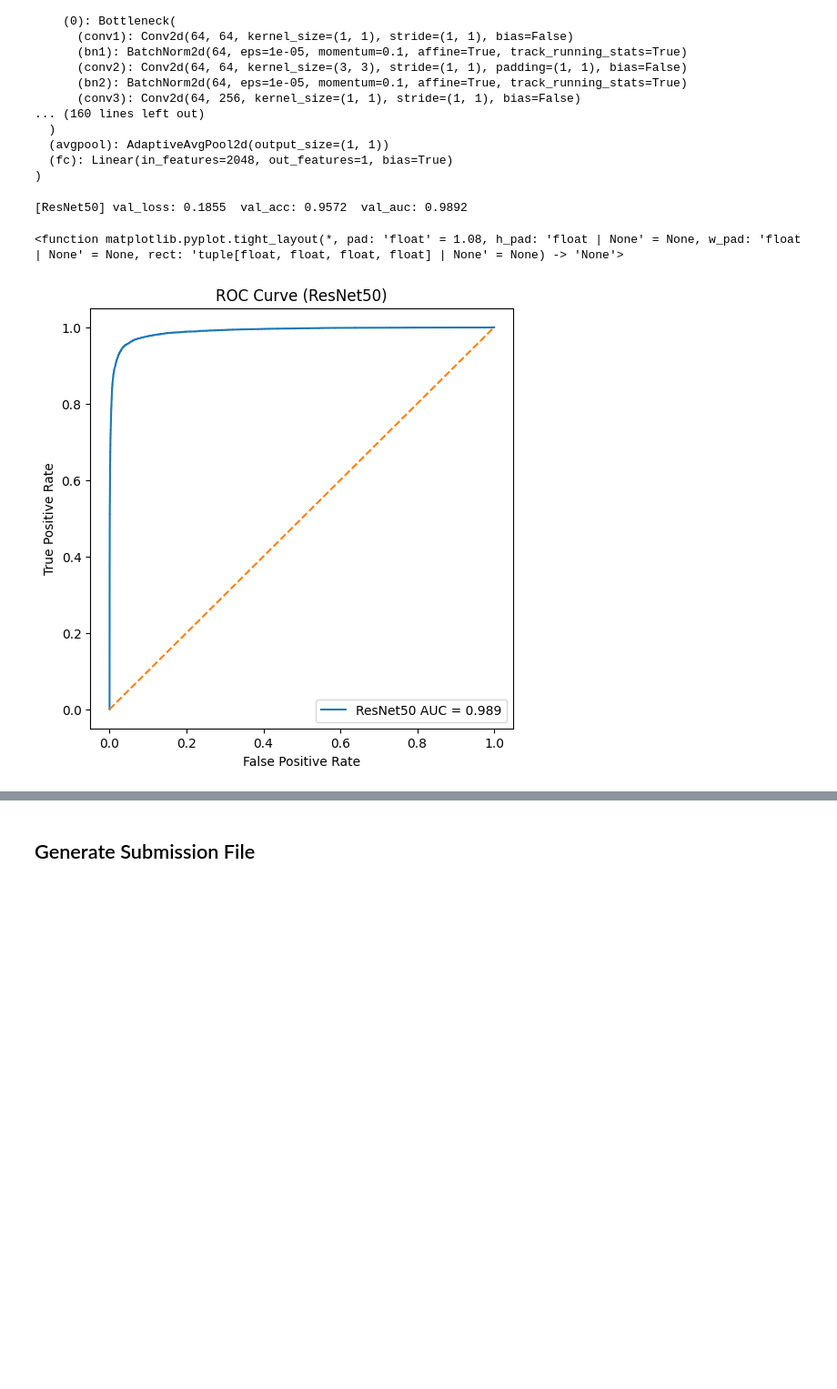
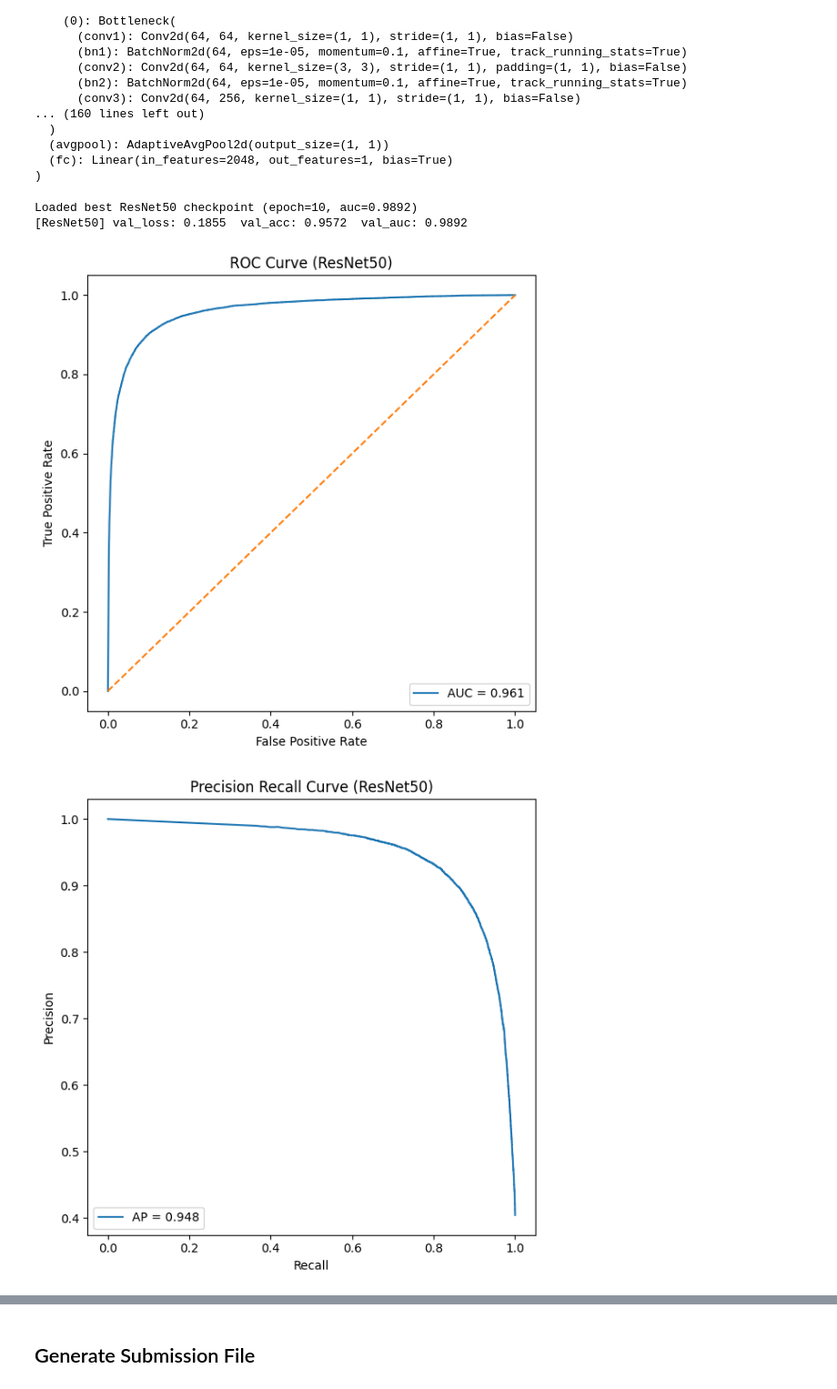
Before and after one commit to devmarkpro/histopathologic-cancer-detection, a Jupyter notebook: main.ipynb, the cells around one changed output, grey strips where cells are left out. Shown at 91% size. Saved outputs shown, nothing was run; the diff lists cells and outputs as text; code cells hidden in the pictures; blank space fills up the shorter version.

```diff
--- a/main.ipynb
+++ b/main.ipynb
@@ -462,6 +956,26 @@ pos_weight = compute_pos_weight(trainset_resnet, device)
 criterion_resnet = nn.BCEWithLogitsLoss(pos_weight=pos_weight)
 # %%
 def build_resnet50_model(fine_tune_last_block: bool = True):
+    """
+    Build a ResNet50 model for binary classification with optional fine-tuning.
+
+    This function loads a ResNet50 pretrained on ImageNet (using the
+    `ResNet50_Weights.IMAGENET1K_V2` weights), replaces the final fully connected
+    layer with a single-logit output for binary classification, and controls which
+    layers are trainable.
+
+    Args:
+        fine_tune_last_block (bool, optional):
+            - If True, unfreezes the parameters in the last residual block (`layer4`)
+              and the final fully connected layer for fine-tuning.
+            - If False, only the final fully connected layer is trainable
+              (all other layers remain frozen).
+            Default is True.
+
+    Returns:
+        torch.nn.Module: A ResNet50 model adapted for binary classification,
+        moved to the global `device`.
+    """
     weights = ResNet50_Weights.IMAGENET1K_V2
     model = resnet50(weights=weights)
 
@@ -592,24 +1133,59 @@ ResNet(
 )
 # %%
 # Final metrics on validation
+resnet_model = build_resnet50_model(fine_tune_last_block=True)
+
+# Load best checkpoint if saved
+if os.path.exists(best_resnet_path):
+    ckpt = torch.load(best_resnet_path, map_location=device)
+    resnet_model.load_state_dict(ckpt["model"])
+    print(f"Loaded best ResNet50 checkpoint (epoch={ckpt.get('epoch')}, auc={ckpt.get('auc'):.4f})")
+
 val_loss_rn, val_acc_rn, val_auc_rn = evaluate(resnet_model, valloader_resnet, criterion_resnet, device)
 print(f"[ResNet50] val_loss: {val_loss_rn:.4f}  val_acc: {val_acc_rn:.4f}  val_auc: {val_auc_rn:.4f}")
 
 # Curves & confusion matrix for ResNet50
 probs_all_rn, y_all_rn = collect_probs_and_labels(resnet_model, valloader_resnet, device)
 
+
 # --- ROC Curve ---
-fpr, tpr, _ = roc_curve(y_all_rn, probs_all_rn)
-roc_auc = roc_auc_score(y_all_rn, probs_all_rn)
+fpr, tpr, _ = roc_curve(y_all, probs_all)
+roc_auc = roc_auc_score(y_all, probs_all)
+
 plt.figure(figsize=(6, 6))
-plt.plot(fpr, tpr, label=f"ResNet50 AUC = {roc_auc:.3f}")
+plt.plot(fpr, tpr, label=f"AUC = {roc_auc:.3f}")
 plt.plot([0, 1], [0, 1], linestyle="--")
 plt.xlabel("False Positive Rate")
 plt.ylabel("True Positive Rate")
 plt.title("ROC Curve (ResNet50)")
 plt.legend(loc="lower right")
-plt.tight_layout
+plt.tight_layout()
+plt.show()
+
+# --- Precision–Recall Curve ---
+prec, rec, _ = precision_recall_curve(y_all, probs_all)
+ap = average_precision_score(y_all, probs_all)
+
+plt.figure(figsize=(6, 6))
+plt.plot(rec, prec, label=f"AP = {ap:.3f}")
+plt.xlabel("Recall")
+plt.ylabel("Precision")
+plt.title("Precision Recall Curve (ResNet50)")
+plt.legend(loc="lower left")
+plt.tight_layout()
+plt.show()
+
+# --- Confusion Matrix ---
+y_pred = (probs_all >= 0.5).astype(int)
+
+cm = confusion_matrix(y_all, y_pred, labels=[0, 1])
+disp = ConfusionMatrixDisplay(confusion_matrix=cm, display_labels=[0, 1])
+disp.plot(values_format="d", cmap="Blues")
+plt.title("Confusion Matrix (ResNet50)")
+plt.tight_layout()
+plt.show()
 # %% [output]
+Loaded best ResNet50 checkpoint (epoch=10, auc=0.9892)
 [ResNet50] val_loss: 0.1855  val_acc: 0.9572  val_auc: 0.9892
-<function matplotlib.pyplot.tight_layout(*, pad: 'float' = 1.08, h_pad: 'float | None' = None, w_pad: 'float | None' = None, rect: 'tuple[float, float, float, float] | None' = None) -> 'None'>
-[figure, old version]
+[figure, new version]
+[figure, added]
```
Also changed, not shown: parts of 52 cells of this notebook, 10 other files.
